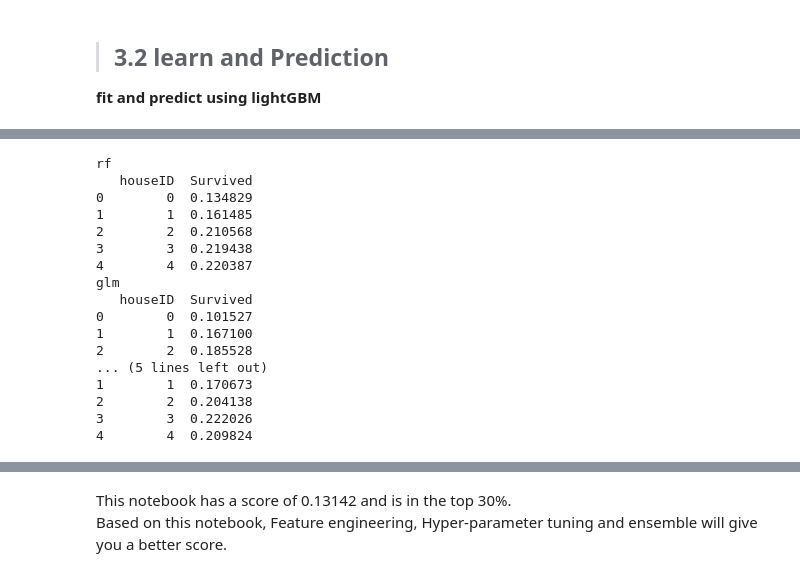
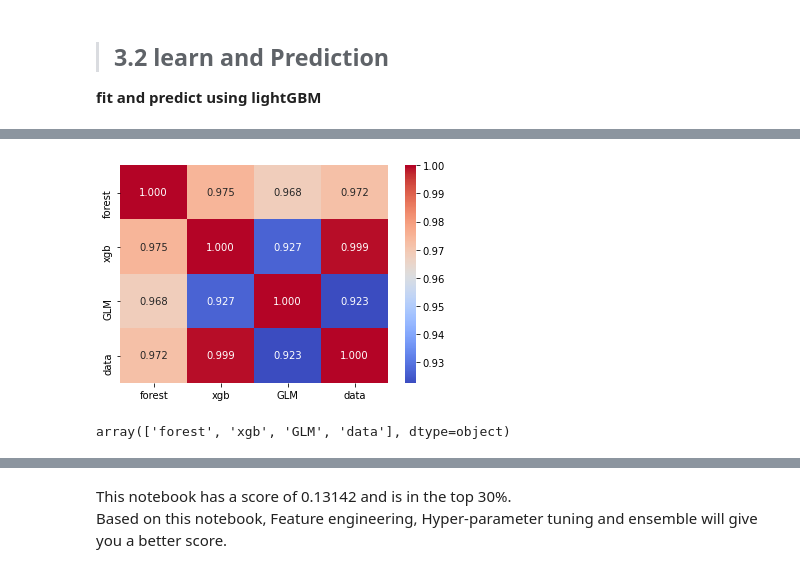
Before and after one commit to saeedsaberi/Datachallenge, a Jupyter notebook: house/house-prices-simple-and-easy-3-steps-to-submit.ipynb, the cells around one changed output, grey strips where cells are left out. Drawn from its saved outputs; the diff is of its cells as text; code cells hidden in the pictures.

```diff
--- a/house/house-prices-simple-and-easy-3-steps-to-submit.ipynb
+++ b/house/house-prices-simple-and-easy-3-steps-to-submit.ipynb
@@ -447,0 +509,8 @@ Best parameters {'colsample_bytree': 0.7, 'learning_rate': 0.03, 'max_depth': 6,
+# %%
+g = sns.heatmap(base_pred.corr(),annot=True, fmt = ".3f", cmap = "coolwarm" )
+# %% [output]
+[figure, added]
+# %%
+base_pred.columns.values
+# %% [output]
+array(['forest', 'xgb', 'GLM', 'data'], dtype=object)
@@ -458,27 +533,3 @@ def create_submission(model, X_test, test_house_id, model_name):
     print(submission.head())
     submission.to_csv(f"submission_{model_name}.csv", index=False)
     return submission
-# %%
-# convert logarithms into exponent
-pred1 = create_submission(model_desicion_tree, test[X_train.columns], test.index.values, 'rf')
-
-pred2 = create_submission(glm, test[X_train.columns], test.index.values, 'glm')
-pred3 = create_submission(xgb, test[X_train.columns], test.index.values, 'xgboost')
-# %% [output]
-rf
-   houseID  Survived
-0        0  0.134829
-1        1  0.161485
-2        2  0.210568
-3        3  0.219438
-4        4  0.220387
-glm
-   houseID  Survived
-0        0  0.101527
-1        1  0.167100
-2        2  0.185528
-... (5 lines left out)
-1        1  0.170673
-2        2  0.204138
-3        3  0.222026
-4        4  0.209824
```
Also changed, not shown: parts of 30 cells of this notebook.
